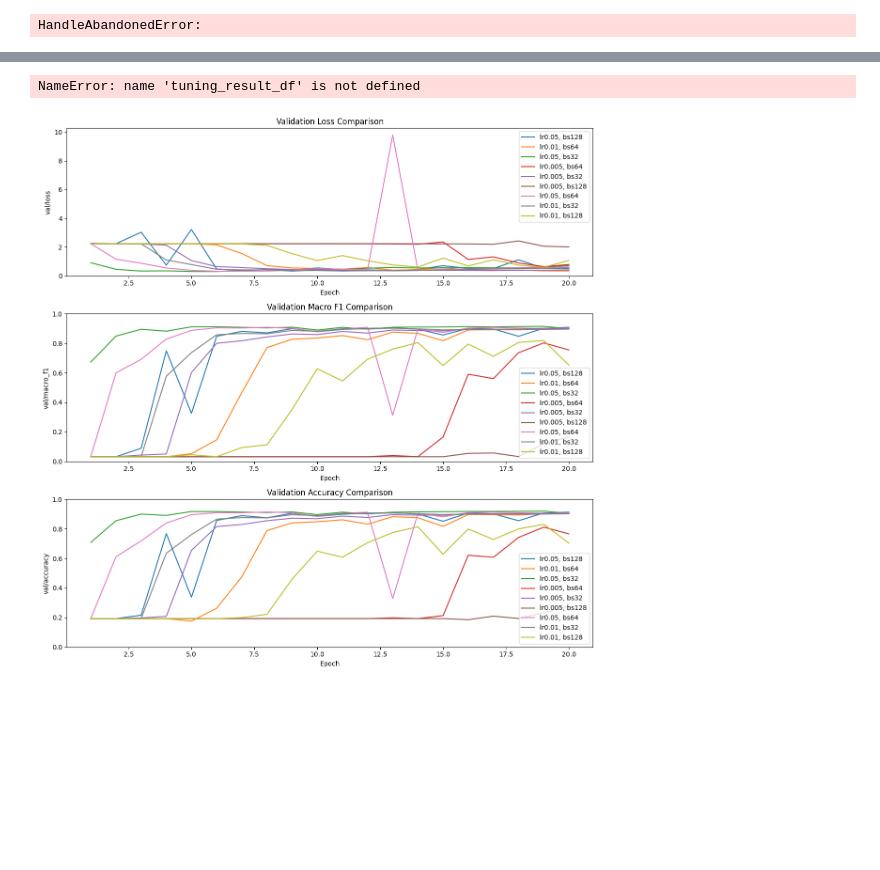
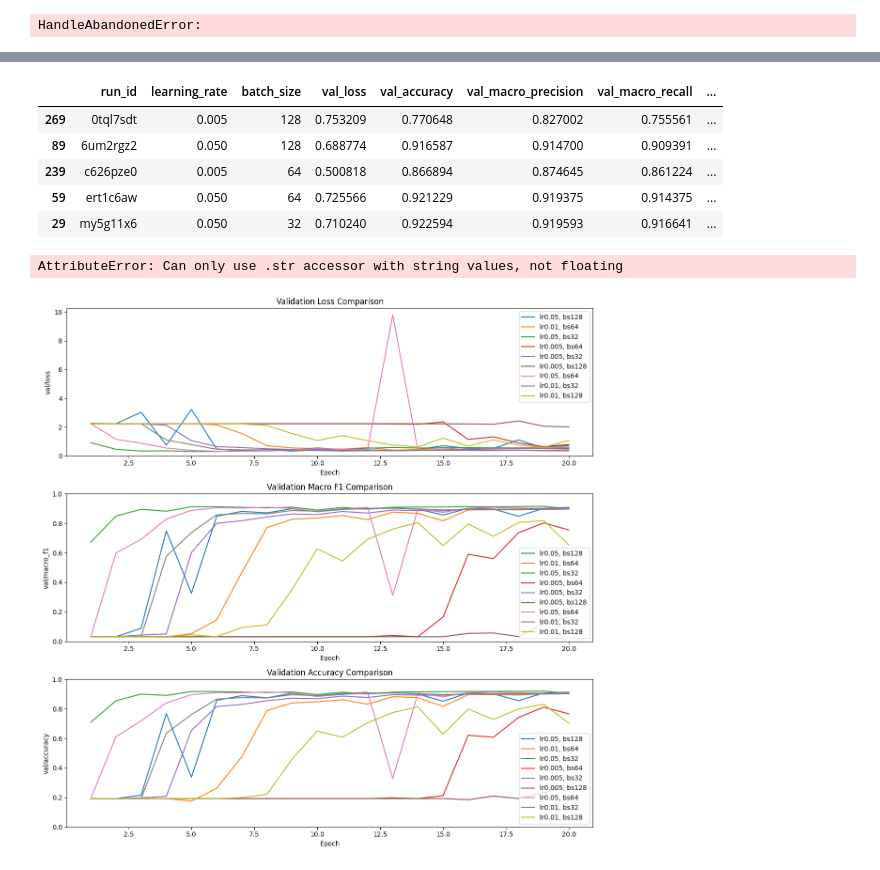
Before and after one commit to HorusXIV/DEL, a Jupyter notebook: notebooks/del_report.ipynb, the cells around one changed output, grey strips where cells are left out. Cells and saved outputs as stored; diff of their text form; code cells hidden in the pictures; blank space fills up the shorter version.

```diff
--- a/notebooks/del_report.ipynb
+++ b/notebooks/del_report.ipynb
@@ -583,30 +574,42 @@ KeyboardInterrupt:
+# %%
+# Build one-row-per-run summary from tuning_result_df (last logged epoch per run)
+tuning_df = (
+    tuning_result_df
+    .sort_values(["run_id", "_step"])
+    .groupby("run_id", as_index=False)
+    .tail(1)
+    .loc[:, [
+        "run_id",
+        "learning_rate",
+        "batch_size",
+        "val/loss",
+        "val/accuracy",
+        "val/macro_precision",
+        "val/macro_recall",
+        "val/macro_f1",
+    ]]
+    .rename(columns={
+        "val/loss": "val_loss",
+        "val/accuracy": "val_accuracy",
+        "val/macro_precision": "val_macro_precision",
+        "val/macro_recall": "val_macro_recall",
+        "val/macro_f1": "val_macro_f1",
+    })
+    .copy()
+)
+
+tuning_df.head()
+# %% [output]
+|  | run_id | learning_rate | batch_size | val_loss | val_accuracy | val_macro_precision | val_macro_recall | ... |
+| 269 | 0tql7sdt | 0.005 | 128 | 0.753209 | 0.770648 | 0.827002 | 0.755561 | ... |
+| 89 | 6um2rgz2 | 0.050 | 128 | 0.688774 | 0.916587 | 0.914700 | 0.909391 | ... |
+| 239 | c626pze0 | 0.005 | 64 | 0.500818 | 0.866894 | 0.874645 | 0.861224 | ... |
+| 59 | ert1c6aw | 0.050 | 64 | 0.725566 | 0.921229 | 0.919375 | 0.914375 | ... |
+| 29 | my5g11x6 | 0.050 | 32 | 0.710240 | 0.922594 | 0.919593 | 0.916641 | ... |
 # %%
-# Build one-row-per-run summary from tuning_result_df (last logged epoch per run)
-tuning_df = (
-    tuning_result_df
-    .sort_values(["run_id", "_step"])
-    .groupby("run_id", as_index=False)
-    .tail(1)
-    .loc[:, [
-        "run_id",
-        "learning_rate",
-        "batch_size",
-        "val/loss",
-        "val/accuracy",
-        "val/macro_precision",
-        "val/macro_recall",
-        "val/macro_f1",
-    ]]
-    .rename(columns={
-        "val/loss": "val_loss",
-        "val/accuracy": "val_accuracy",
-        "val/macro_precision": "val_macro_precision",
-        "val/macro_recall": "val_macro_recall",
-        "val/macro_f1": "val_macro_f1",
-    })
-    .copy()
-)
 
+
+baseline_tuning_wandb_runs[0].config["learning_rate"]
 # Parse lr/bs strings like "lr0.01", "bs64"
 tuning_df["learning_rate"] = tuning_df["learning_rate"].str.replace("lr", "", regex=False).astype(float)
 tuning_df["batch_size"] = tuning_df["batch_size"].str.replace("bs", "", regex=False).astype(int)
@@ -619,7 +622,7 @@ best_lr = float(best_cfg["learning_rate"])
 best_bs = int(best_cfg["batch_size"])
 print(f"Beste Konfiguration nach val_macro_f1: lr={best_lr}, batch_size={best_bs}")
 # %% [output]
-NameError: name 'tuning_result_df' is not defined
+AttributeError: Can only use .str accessor with string values, not floating
 # %%
 def plot_comparison(ax, metric_key):
     for run_id	in tuning_result_df["run_id"].unique():
```
Also changed, not shown: parts of 24 cells of this notebook, 1 other file.
